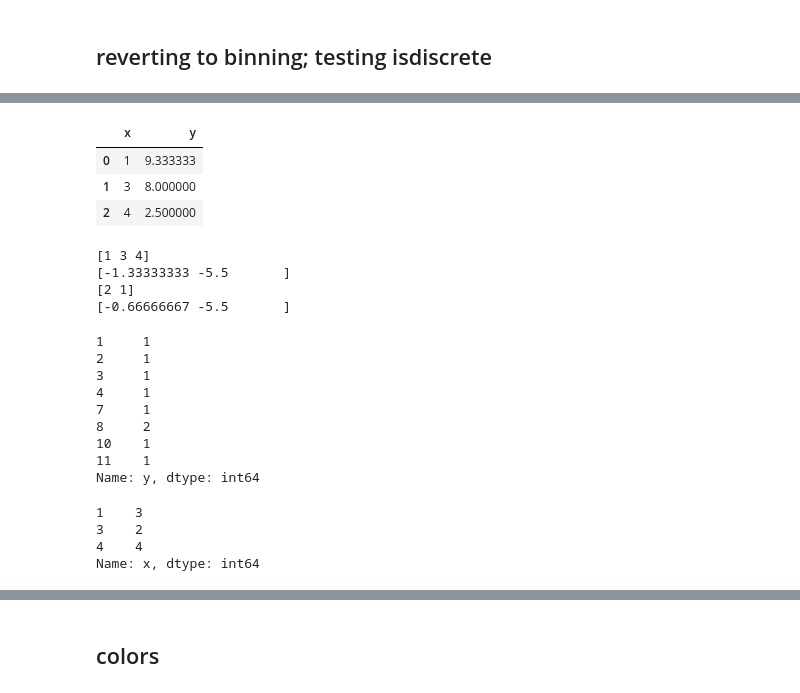
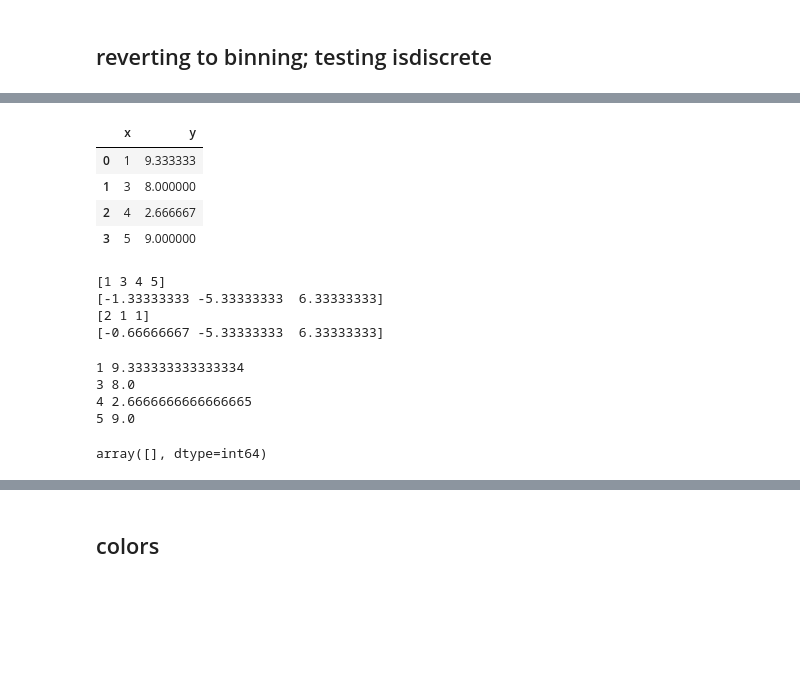
Before and after one commit to parrt/stratx, a Jupyter notebook: notebooks/playground.ipynb, the cells around one changed output, grey strips where cells are left out. Saved outputs shown, nothing was run; the diff lists cells and outputs as text; code cells hidden in the pictures; blank space fills up the shorter version.

```diff
--- a/notebooks/playground.ipynb
+++ b/notebooks/playground.ipynb
@@ -713,11 +713,9 @@ plt.show()
 # %% [markdown]
 ## reverting to binning; testing isdiscrete
 # %%
-x = np.array([1,1,1,   3,3, 4,4,4,4])
-y = np.array([10,7,11, 8,8, 4,2,3,1])
+x = np.array([1,1,1,   3,3, 4,4,4, 5])
+y = np.array([10,7,11, 8,8, 4,3,1, 9])
 # %%
 xy = pd.concat([pd.Series(x), pd.Series(y)], axis=1)
-xy.columns = ['x', 'y']
-xy = Xy.sort_values('x')
 xy
 # %% [output]
@@ -733,0 +732,4 @@ xy
+# %%
+xy.columns = ['x', 'y']
+xy = xy.sort_values('x')
+xy
@@ -734,13 +747,14 @@ xy
 # %%
-df_avg = Xy.groupby('x').mean().reset_index()
+df_avg = xy.groupby('x').mean().reset_index()
 x = df_avg['x'].values
 y = df_avg['y'].values
 df_avg
 # %% [output]
 |  | x | y |
 | 0 | 1 | 9.333333 |
 | 1 | 3 | 8.000000 |
-| 2 | 4 | 2.500000 |
+| 2 | 4 | 2.666667 |
+| 3 | 5 | 9.000000 |
 # %%
 bins = np.unique(x)
 print(bins)
@@ -751,26 +765,20 @@ print(bin_deltas)
 leaf_slopes = y_deltas / bin_deltas  # "rise over run"
 print(leaf_slopes)
 # %% [output]
-[1 3 4]
-[-1.33333333 -5.5       ]
-[2 1]
-[-0.66666667 -5.5       ]
+[1 3 4 5]
+[-1.33333333 -5.33333333  6.33333333]
+[2 1 1]
+[-0.66666667 -5.33333333  6.33333333]
-# %%
-xy['y'].value_counts().sort_index()
-# %% [output]
-1     1
-2     1
-3     1
-4     1
-7     1
-8     2
-10    1
-11    1
-Name: y, dtype: int64
-# %%
-xy['x'].value_counts().sort_index()
-# %% [output]
-1    3
-3    2
-4    4
-Name: x, dtype: int64
+# %%
+for i in range(0, len(bins)):
+    print(x[i], y[i])
+# %% [output]
+1 9.333333333333334
+3 8.0
+4 2.6666666666666665
+5 9.0
+# %%
+adj = np.where(bin_deltas==10)[0]
+adj
+# %% [output]
+array([], dtype=int64)
```
Also changed, not shown: parts of 6 cells of this notebook, 3 other files.
